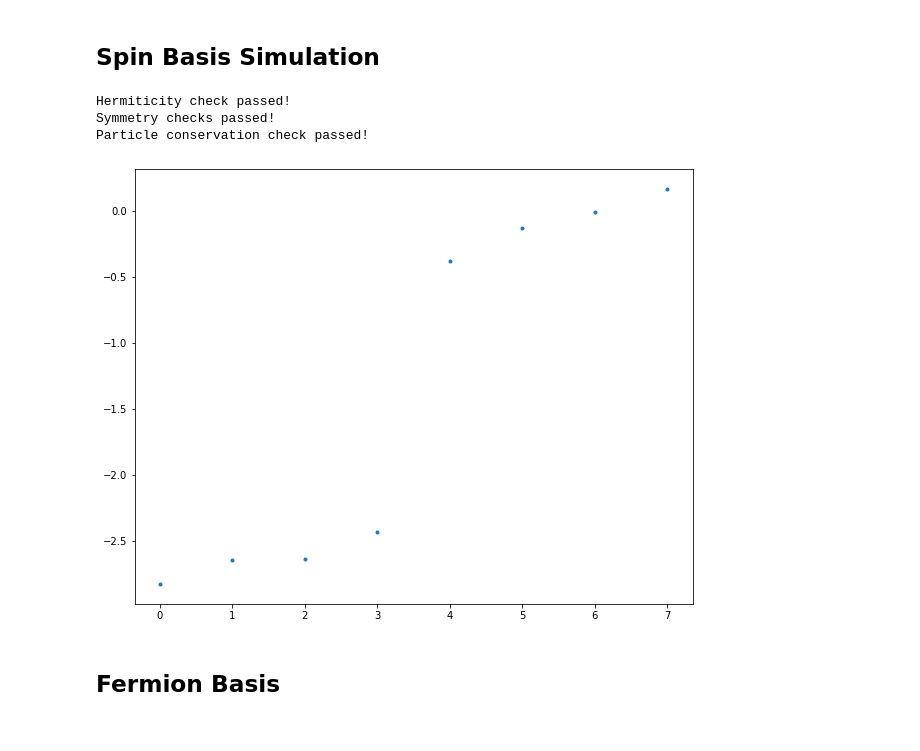
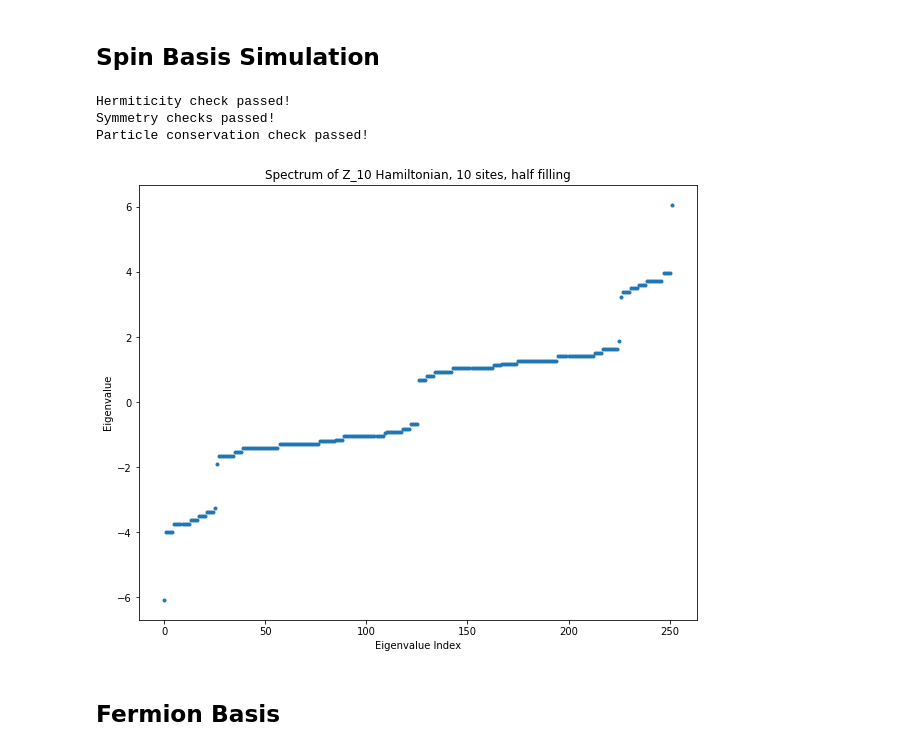
Before and after one commit to jacarolan/QuSpinLatticeFermions, a Jupyter notebook: Zn Verification.ipynb, the cells around one changed output. Drawn from its saved outputs; the diff is of its cells as text; code cells hidden in the pictures.

```diff
--- a/Zn Verification.ipynb
+++ b/Zn Verification.ipynb
@@ -13,12 +13,12 @@ plt.rcParams['figure.figsize'] = [10, 8]
 ## Define Constants/Helpers
 # %%
 N_group = 10
-N = 8
-N_filled = 1#N // 2
+N = 10
+N_filled = N // 2
 P_neg1 = 1
 t = -0.5
-g = 1
-g_corrected = -g * 8 * np.pi ** 2 / N_group ** 2
+g = 1e-3
+g_corrected = g / (4 * np.pi ** 2) * N_group ** 2
 m = -1
 PBC = True
 # %%
@@ -54,34 +54,37 @@ def powerset(seq):
             yield [seq[0]]+item
             yield item
 def P(n, dag=False):
     i_parity = (-1 if dag else 1)
     phase = np.exp(1j * (1 - n % 2) * np.pi / N_group * i_parity)
     P_coupling = []
     for seq in powerset(list(range(n + 1))):
         seq = list(seq)
         coupling = np.cos(np.pi / N_group)**(n - len(seq) + 1) * (np.sin(np.pi / N_group) * i_parity * 1j)**len(seq)
         coupling *= P_neg1 * -g_corrected * phase
         couple_list = [coupling] + seq
         P_coupling += [["z" * len(seq)] + [[couple_list]]]
     return P_coupling
 
 for i in range(N):
     static_terms += P(i, dag=False)
     static_terms += P(i, dag=True)
 
 # This list is annoyingly long
 # print(stringbox(static_terms, "Static couplings:"))
 ### Plotting spectrum
 H = hamiltonian(static_terms, dynamic_terms, basis=spin_basis, dtype=np.complex64)
 H_init = H # Used later in
 spin_eigvals = H.eigvalsh()
 plt.plot(spin_eigvals, ".")
+plt.xlabel("Eigenvalue Index")
+plt.ylabel("Eigenvalue")
+plt.title("Spectrum of Z_10 Hamiltonian, 10 sites, half filling")
 plt.show()
 # %% [output]
 Hermiticity check passed!
 Symmetry checks passed!
 Particle conservation check passed!
-[figure, old version]
+[figure, new version]
 # %% [markdown]
 ## Fermion Basis
 # %%
```
Also changed, not shown: parts of 5 cells of this notebook.
